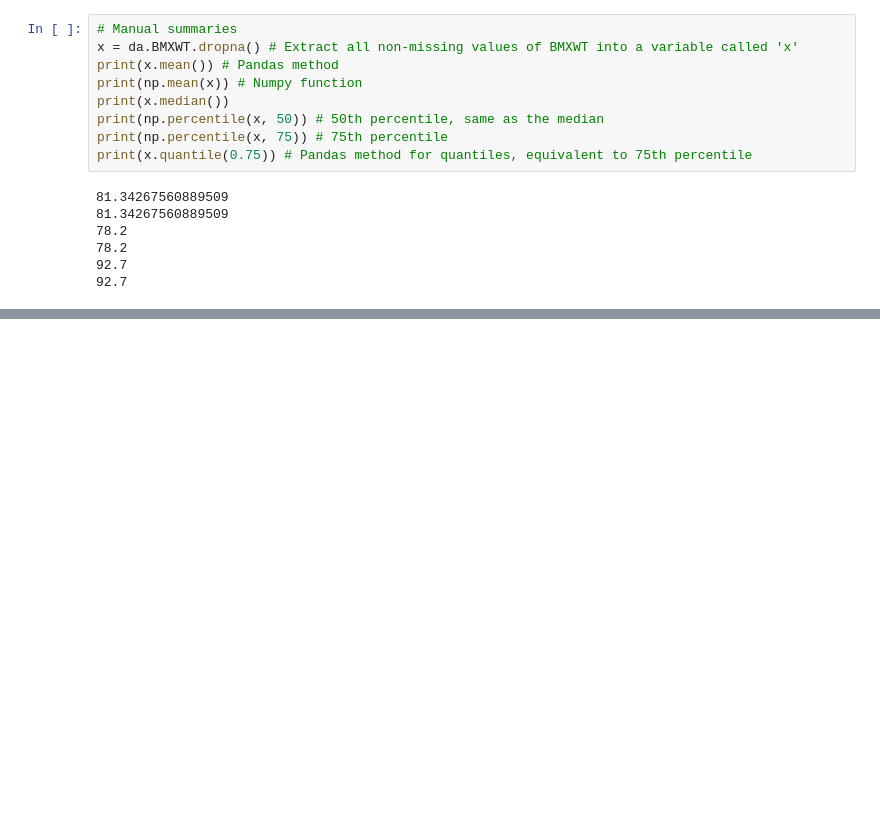
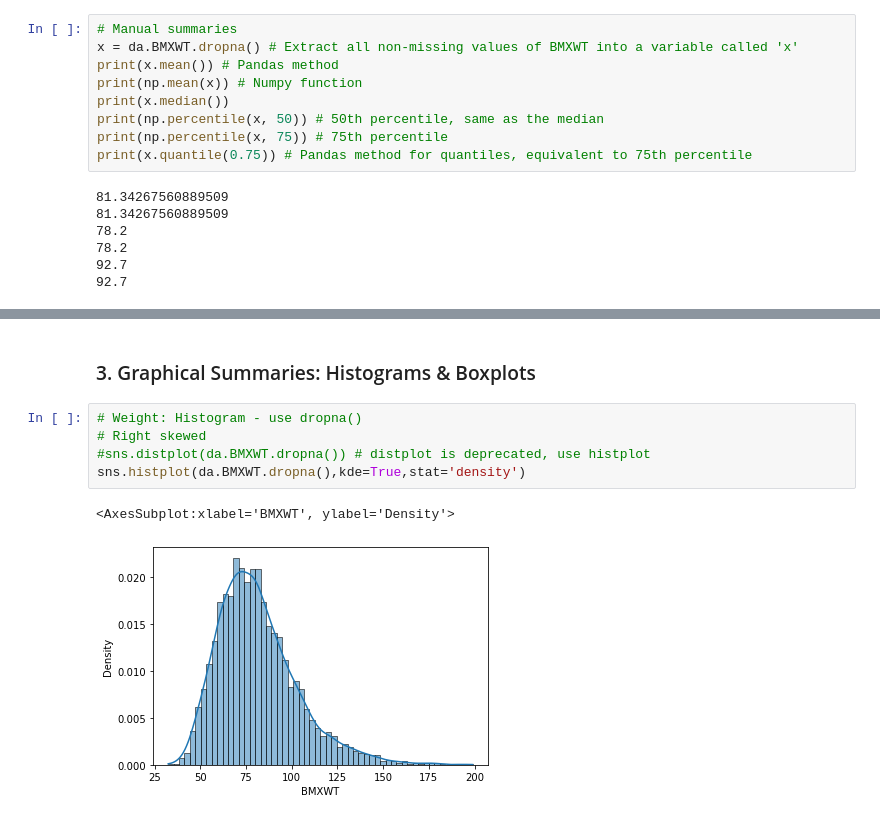
Before and after one commit to mxagar/statistics_with_python_coursera, a Jupyter notebook: 01_Visualization/lab/03_CaseStudy_NHANES.ipynb, the cells around one changed output, grey strips where cells are left out. Saved outputs shown, nothing was run; the diff lists cells and outputs as text; blank space fills up the shorter version.

```diff
--- a/01_Visualization/lab/03_CaseStudy_NHANES.ipynb
+++ b/01_Visualization/lab/03_CaseStudy_NHANES.ipynb
@@ -142,0 +182,10 @@ print(x.quantile(0.75)) # Pandas method for quantiles, equivalent to 75th percen
+# %% [markdown]
+### 3. Graphical Summaries: Histograms & Boxplots
+# %%
+# Weight: Histogram - use dropna()
+# Right skewed
+#sns.distplot(da.BMXWT.dropna()) # distplot is deprecated, use histplot
+sns.histplot(da.BMXWT.dropna(),kde=True,stat='density')
+# %% [output]
+<AxesSubplot:xlabel='BMXWT', ylabel='Density'>
+[figure, added]
```
Also changed, not shown: parts of 22 cells of this notebook.
